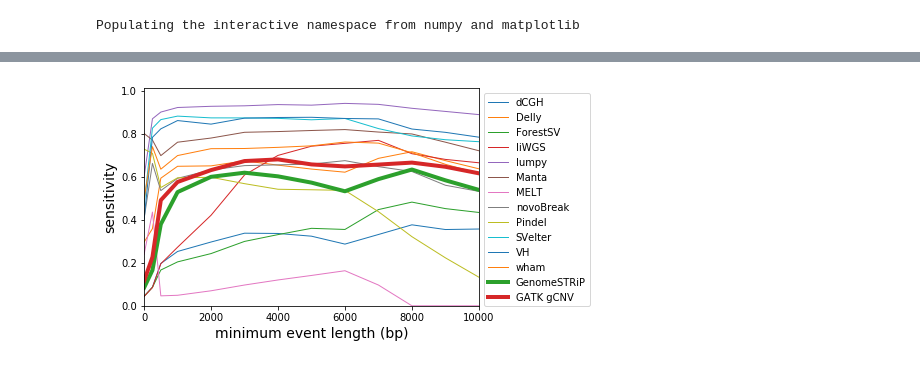
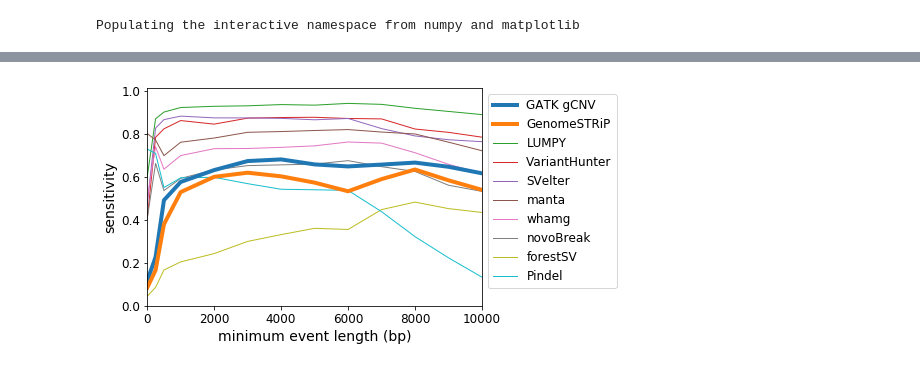
Before and after one commit to broadinstitute/gatk-evaluation, a Jupyter notebook: CNV/gCNV/WGS.ipynb, the cells around one changed output, grey strips where cells are left out. Drawn from its saved outputs; the diff is of its cells as text; code cells hidden in the pictures.

```diff
--- a/CNV/gCNV/WGS.ipynb
+++ b/CNV/gCNV/WGS.ipynb
@@ -129,4 +101,18 @@ def generate_call_set_from_gcnv_vcf(gcnv_vcf_file):
 # %%
-hg00514_tuple = (hg00514_truth_bed_file, 'HG00514_1', hg00514_gcnv_vcf_file)
-hg00733_tuple = (hg00733_truth_bed_file, 'HG00733_1', hg00733_gcnv_vcf_file)
-na19240_tuple = (na19240_truth_bed_file, 'NA19240', na19240_gcnv_vcf_file)
+hg00514_tuple = ('HG00514_1', hg00514_truth_bed_file, hg00514_gcnv_vcf_file, hg00514_ms_seg_file)
+hg00733_tuple = ('HG00733_1', hg00733_truth_bed_file, hg00733_gcnv_vcf_file, hg00514_ms_seg_file)
+na19240_tuple = ('NA19240', na19240_truth_bed_file, na19240_gcnv_vcf_file, na19240_ms_seg_file)
+# %%
+# See https://www.biorxiv.org/content/biorxiv/early/2017/09/23/193144.full.pdf for discussion of the callers
+# included in the consensus call sets
+sv_callers = ['ForestSV', 'lumpy', 'Manta', 'novoBreak', 'Pindel', 'SVelter', 'VH', 'wham']
+liwgs_callers = ['Delly', 'liWGS', 'MELT']
+cnv_callers = ['dCGH', 'GenomeStrip', 'GATK gCNV', 'GATK ModelSegments']
+# %%
+call_sets = {}
+for sample_name, truth_bed_file, gcnv_vcf_file, ms_seg_file in [hg00514_tuple, hg00733_tuple, na19240_tuple]:
+    truth_call_set, truth_caller_map = generate_truth_call_set_and_caller_map_from_bed(truth_bed_file, sample_name)
+    gcnv_call_set = generate_call_set_from_gcnv_vcf(gcnv_vcf_file)
+    ms_call_set = generate_call_set_from_ms_seg(ms_seg_file, sample_name)
+    call_sets[sample_name] = (truth_call_set, truth_caller_map, gcnv_call_set, ms_call_set)
+    print('Call sets created for', sample_name)
@@ -194,15 +205,28 @@ for min_truth_length in min_truth_lengths:
 # %%
-for caller in ['dCGH', 'Delly', 'ForestSV', 'liWGS', 'lumpy', 'Manta', 'MELT', 'novoBreak', 'Pindel', 'SVelter', 'VH', 'wham',
-               'GenomeSTRiP', 'GATK gCNV']:
+caller_to_label_map = {'GenomeStrip': 'GenomeSTRiP',
+                       'VH': 'VariantHunter',
+                       'wham': 'whamg',
+                       'ForestSV': 'forestSV',
+                       'Manta': 'manta',
+                       'lumpy': 'LUMPY'}
+
+sv_callers_sorted_by_sensitivity_at_10kb = sorted(sv_callers,
+                                                  key=lambda c: sensitivity_curves[c][-1][1],
+                                                  reverse=True)
+for caller in ['GATK gCNV', 'GenomeStrip'] + sv_callers_sorted_by_sensitivity_at_10kb:
     sensitivity_curve = sensitivity_curves[caller]
     min_truth_lengths, sensitivity = zip(*sensitivity_curve)
     xlim([0, max(min_truth_lengths)])
     ylim([0, 1.01])
-    plot(min_truth_lengths, sensitivity, label=caller, lw=4 if caller == 'GATK gCNV' or caller == 'GenomeSTRiP' else 1)
+    plot(min_truth_lengths, sensitivity,
+         label=caller_to_label_map[caller] if caller in caller_to_label_map.keys() else caller,
+         zorder=1 if caller in cnv_callers else 0,
+         lw=4 if caller in cnv_callers else 1)
 xlabel('minimum event length (bp)', fontsize=14)
 ylabel('sensitivity', fontsize=14)
-# title('HG00514_1', fontsize=16)
-legend(bbox_to_anchor=(1, 1))
+tick_params(axis='both', which='major', labelsize=12)
+lgd = legend(bbox_to_anchor=(1, 1), fontsize=12)
+savefig('/dsde/working/slee/gCNV-theano-eval-new/CHM-HGSV/all-samples.eps', bbox_extra_artists=(lgd,), bbox_inches='tight')
 show()
 # %% [output]
-[figure, old version]
+[figure, new version]
```
Also changed, not shown: parts of 13 cells of this notebook.
